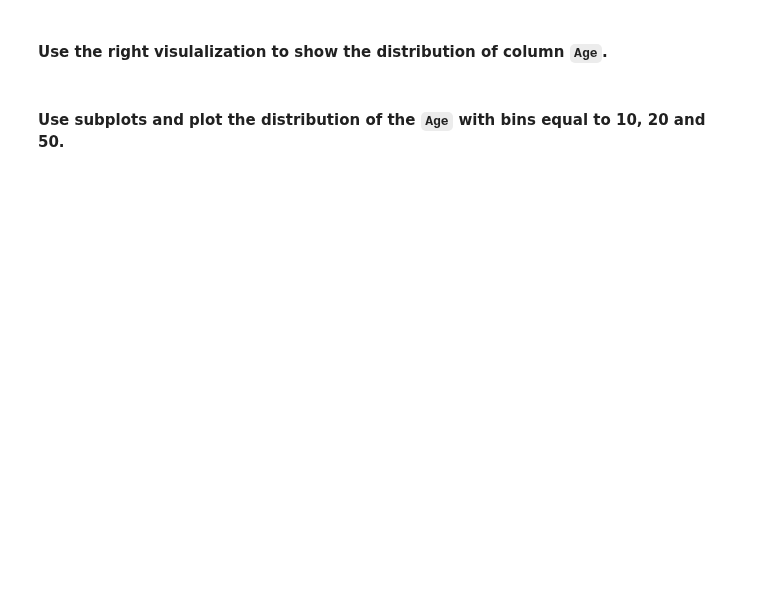
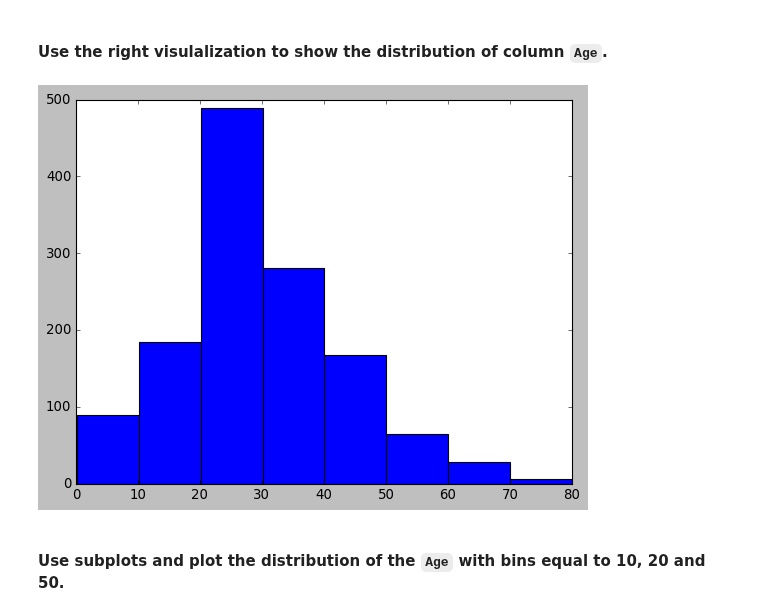
Before and after one commit to gabrielanakasato/ironhack-daft, a Jupyter notebook: labs/lab-w04/05-matplotlib-seaborn/your-code/main.ipynb, the cells around one changed output. Drawn from its saved outputs; the diff is of its cells as text; code cells hidden in the pictures; blank space fills up the shorter version.

```diff
--- a/labs/lab-w04/05-matplotlib-seaborn/your-code/main.ipynb
+++ b/labs/lab-w04/05-matplotlib-seaborn/your-code/main.ipynb
@@ -292,5 +293,9 @@ plt.style.use('classic')
 #### Use the right visulalization to show the distribution of column `Age`.
 # %%
 # your code here
+
+plt.hist(titanic.Age, bins=8);
+# %% [output]
+[figure, added]
 # %% [markdown]
 #### Use subplots and plot the distribution of the `Age`  with bins equal to 10, 20 and 50.
```
Also changed, not shown: parts of 11 cells of this notebook.
